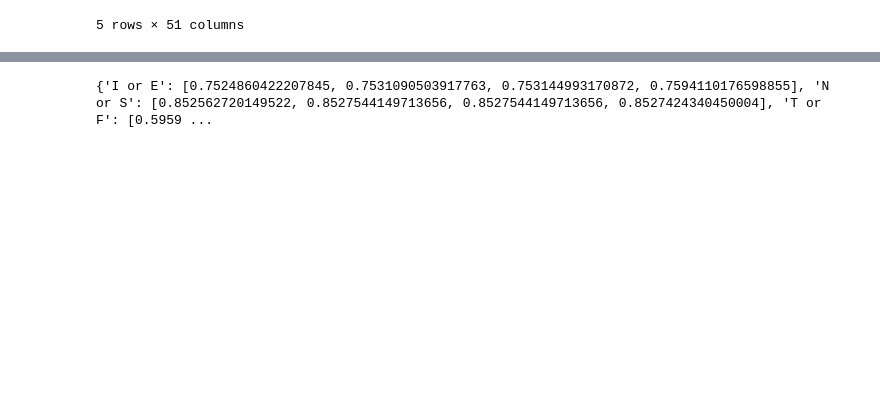
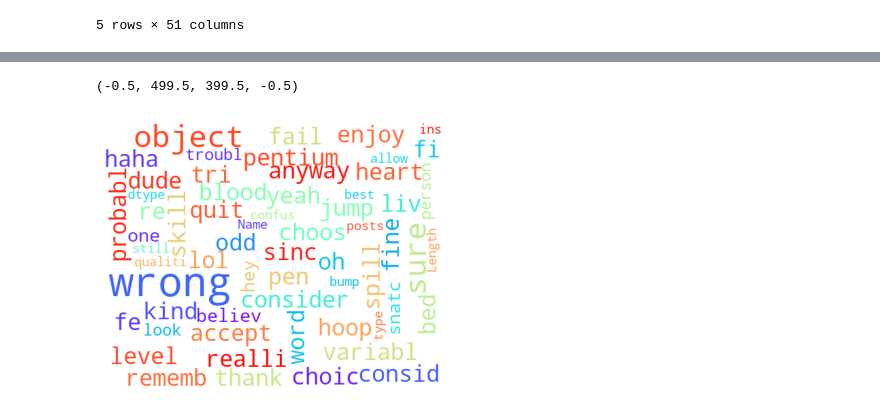
Before and after one commit to hollowaydon/IDS_group37, a Jupyter notebook: mbti_models.ipynb, the cells around one changed output, grey strips where cells are left out. Drawn from its saved outputs; the diff is of its cells as text; code cells hidden in the pictures; blank space fills up the shorter version.

Commit message:
data preprocess_confusion matrix_word cloud

```diff
--- a/mbti_models.ipynb
+++ b/mbti_models.ipynb
@@ -79,0 +172,19 @@ text_test_data = text_test_data[text_test_data[:,1] != None]
+# %%
+# train_test_split for raw_data
+from sklearn.model_selection import train_test_split
+
+text_X_train1, text_X_test1, text_y_train1, text_y_test1 = train_test_split(df_mbti_processed.drop(columns=[0]),
+                                                    df_mbti_processed[0],
+                                                    test_size = 0.2,
+                                                    random_state = 123)
+
+# reshape train data so each sentence is on its own row, remove Nones
+text_X_train1 = text_X_train1.to_numpy().reshape(-1,1)
+text_y_train1 = np.c_[[text_y_train1 for i in range(50)]].T.reshape(-1,1)
+text_train_data1 = np.c_[text_y_train1, text_X_train1]
+text_train_data1 = text_train_data1[text_train_data1[:,1] != None]
+
+text_X_test1 = text_X_test1.to_numpy().reshape(-1,1)
+text_y_test1 = np.c_[[text_y_test1 for i in range(50)]].T.reshape(-1,1)
+text_test_data1 = np.c_[text_y_test1, text_X_test1]
+text_test_data1 = text_test_data1[text_test_data1[:,1] != None]
@@ -79,0 +210,4 @@ text_test_data = text_test_data[text_test_data[:,1] != None]
+# %%
+df = pd.DataFrame(text_test_data1)
+df.rename(columns = {0: "type", 1: "posts"}, inplace = True)
+df
@@ -80 +228,26 @@ text_test_data = text_test_data[text_test_data[:,1] != None]
+# %%
+# wordcloud for processed data
+from wordcloud import WordCloud, STOPWORDS
+import matplotlib.pyplot as plt
+from PIL import Image
+
+# INTJ wordcloud"
+wc_INTJ = WordCloud(
+    width = 500,
+    height = 400,
+    random_state = 3,
+    collocations = False,
+    background_color = 'white',
+    colormap = 'rainbow',
+    max_words = 200,
+    max_font_size = 60,
+    #mask = mask
+).generate(str(df.loc[df["type"]=="INTJ"].posts))
+
+plt.figure(figsize=(10,5))
+plt.imshow(wc_INTJ)
+plt.axis("off")
+# %% [output]
+(-0.5, 499.5, 399.5, -0.5)
+[figure, added]
 # %%
@@ -163,4 +391,0 @@ for i in range(len(axis)):
-# %%
-print(scores)
-# %% [output]
-{'I or E': [0.7524860422207845, 0.7531090503917763, 0.753144993170872, 0.7594110176598855], 'N or S': [0.852562720149522, 0.8527544149713656, 0.8527544149713656, 0.8527424340450004], 'T or F': [0.5959 ...
```
Also changed, not shown: parts of 23 cells of this notebook.
